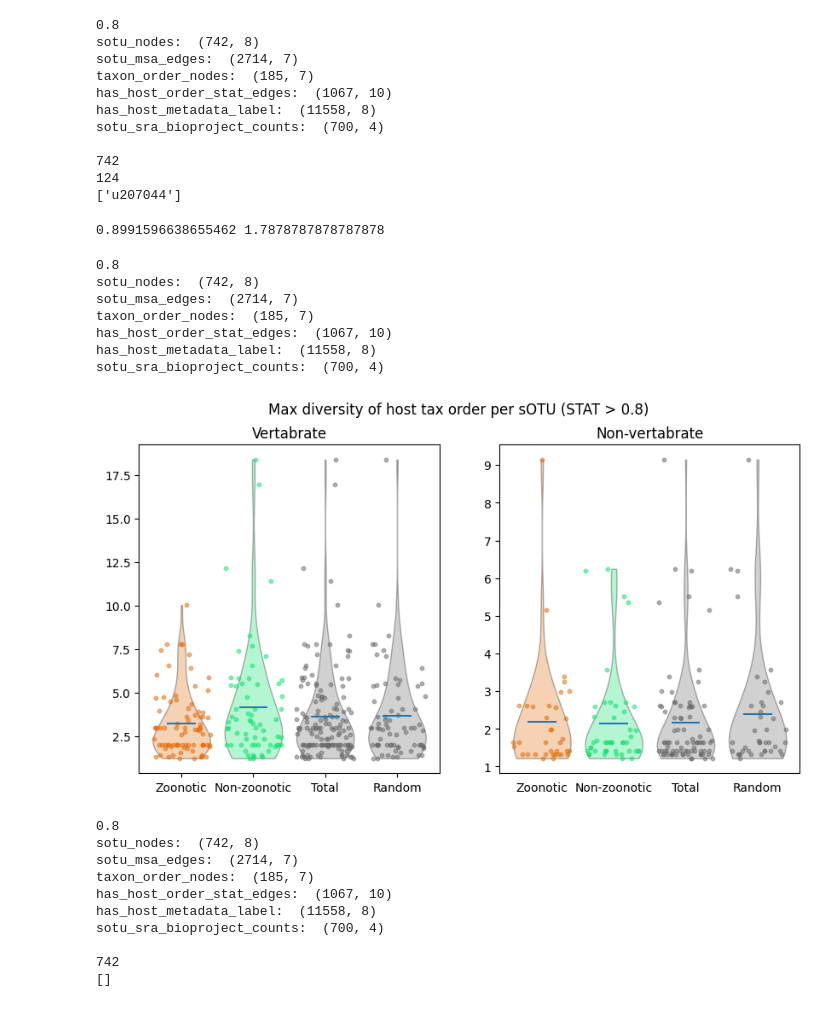
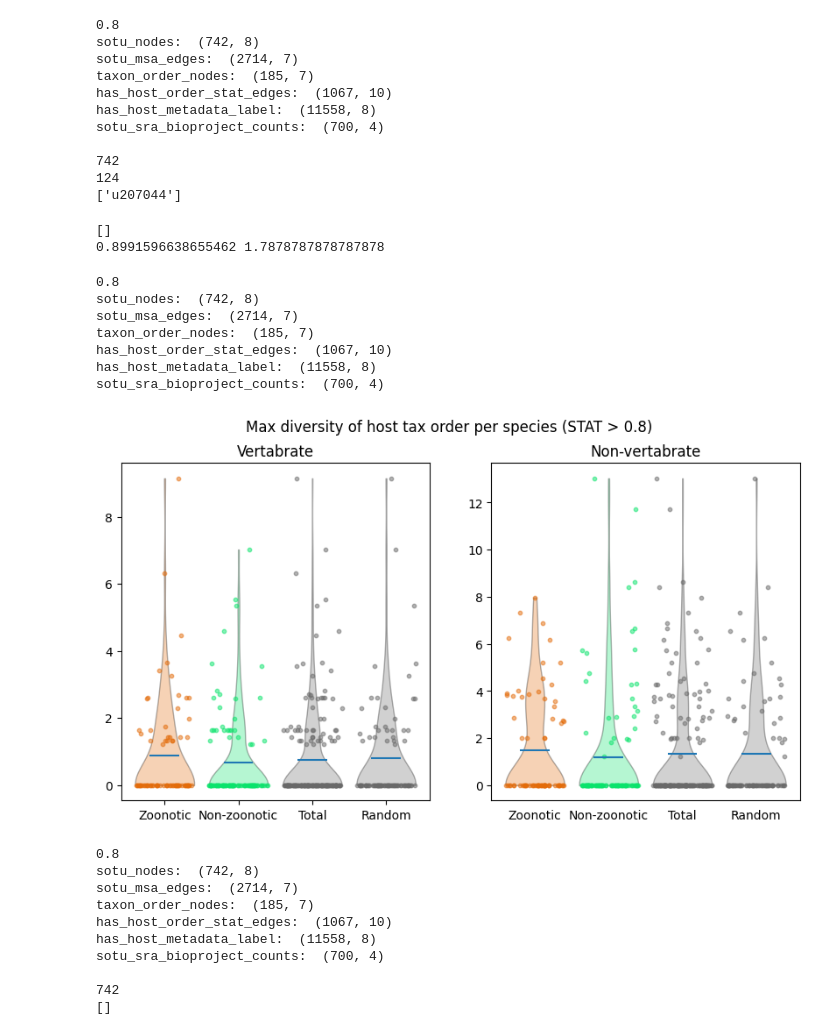
Before and after one commit to serratus-bio/virus-knowledge-graph, a Jupyter notebook: jobs/graph_learning/notebooks/zoonotic-potential.ipynb, the cells around one changed output. Saved outputs shown, nothing was run; the diff lists cells and outputs as text; code cells hidden in the pictures.

```diff
--- a/jobs/graph_learning/notebooks/zoonotic-potential.ipynb
+++ b/jobs/graph_learning/notebooks/zoonotic-potential.ipynb
@@ -2400,3 +2294,15 @@ G = create_taxonomy_projection()
 print(G)
 # %% [output]
 Graph(name=zoonotic, node_count=2501873, relationship_count=5003746)
+# %%
+threshold = 0.8
+neo4j_data = get_neo4j_data(stat_threshold=threshold)
+unique_sotu_species = neo4j_data['sotu_nodes']['taxId'].unique()
+# print(unique_sotu_species)
+
+sotu_tax_id = unique_sotu_species[0]
+
+sotu_row = neo4j_data['sotu_nodes'].loc[
+    neo4j_data['sotu_nodes']['taxId'] == sotu_tax_id
+].values[0]
+print(len(unique_sotu_species))
@@ -2403,17 +2424,15 @@ Graph(name=zoonotic, node_count=2501873, relationship_count=5003746)
 # %%
-# Vertabrate distribution plots
-from numpy.linalg import inv
-import csv
+# Vertabrate distribution plots using sotus
 
 threshold = 0.8
 neo4j_data = get_neo4j_data(stat_threshold=threshold)
-zoonotic_sotu = neo4j_data['sotu_nodes'].loc[neo4j_data['sotu_nodes']['isZoonotic'] == True]['taxId'].unique()
-not_zoonotic_sotu = neo4j_data['sotu_nodes'].loc[neo4j_data['sotu_nodes']['isZoonotic'] == False]['taxId'].unique()
+zoonotic_sotu = neo4j_data['sotu_nodes'].loc[neo4j_data['sotu_nodes']['isZoonotic'] == True]['appId'].unique()
+not_zoonotic_sotu = neo4j_data['sotu_nodes'].loc[neo4j_data['sotu_nodes']['isZoonotic'] == False]['appId'].unique()
 
 
 headers = ['sotu', 'isZoonotic', 'maxTaxonDistance', 'maxDiversity', 'numUniqueTaxOrders']
 
-filename = f'{neo4j_data_path}{threshold}/diversity_df_non_vertabrates_species.csv'
+filename = f'{neo4j_data_path}{threshold}/diversity_df_non_vertabrates.csv'
 
 try:
     with open(filename) as f:
@@ -2440,7 +2459,6 @@ with open(filename, 'a', newline="") as f:
     writer = csv.writer(f)
 
     for index, row in neo4j_data['sotu_nodes'].iloc[existing_rows:].iterrows():
-    # for index, row in neo4j_data['sotu_nodes'].iloc[existing_rows:].iterrows():
     # for index, row in neo4j_data['sotu_nodes'].loc[neo4j_data['sotu_nodes']['appId'] == 'u207044'].iterrows():
         sotu = row['appId']
         is_zoonotic = row['isZoonotic']
@@ -2492,6 +2510,7 @@ sotu_sra_bioproject_counts:  (700, 4)
 ['u207044']
 # %%
 # missing large SOTU: ['u207044']
+print(large_sotus)
 diversity_df = pd.read_csv(f'{neo4j_data_path}{threshold}/diversity_df.csv')
 
 
@@ -2502,6 +2521,7 @@ zoonotic_diversity = diversity_df.loc[diversity_df['isZoonotic'] == True]['numUn
 non_zoonotic_diversity = diversity_df.loc[diversity_df['isZoonotic'] == False]['numUniqueTaxOrders'].mean()
 print(zoonotic_diversity, non_zoonotic_diversity)
 # %% [output]
+[]
 0.8991596638655462 1.7878787878787878
 # %%
 
@@ -2555,7 +2575,7 @@ def make_panel_diversity(threshold):
         axs[1],
     ]
 
-    fig.suptitle(f"Max diversity of host tax order per sOTU (STAT > {threshold})")
+    fig.suptitle(f"Max diversity of host tax order per species (STAT > {threshold})")
 
     agg_bys = [
         'maxTaxonDistance',
@@ -2566,8 +2586,8 @@ def make_panel_diversity(threshold):
         'Non-vertabrate',
     ]
     dfs = [
-        pd.read_csv(f'{neo4j_data_path}{threshold}/diversity_df.csv'),
-        pd.read_csv(f'{neo4j_data_path}{threshold}/diversity_df_vertabrates.csv'),
+        pd.read_csv(f'{neo4j_data_path}{threshold}/diversity_df_vertabrates_species.csv'),
+        pd.read_csv(f'{neo4j_data_path}{threshold}/diversity_df_non_vertabrates_species.csv'),
     ]
 
     for i in range(len(classes)):
@@ -2578,43 +2598,46 @@ def make_panel_diversity(threshold):
         diversity_df = dfs[i]
         title = classes[i]
 
-        positive = diversity_df.loc[diversity_df['isZoonotic'] == True][agg_by].loc[diversity_df[agg_by] > 0]
-        negative = diversity_df.loc[diversity_df['isZoonotic'] == False][agg_by].loc[diversity_df[agg_by] > 0]
-        total = diversity_df[agg_by].loc[diversity_df[agg_by] > 0]
+        positive = diversity_df.loc[diversity_df['isZoonotic'] == True][agg_by]
+        # .loc[diversity_df[agg_by] > 0]
+        negative = diversity_df.loc[diversity_df['isZoonotic'] == False][agg_by]
+        # .loc[diversity_df[agg_by] > 0]
+        total = diversity_df[agg_by]
+        # .loc[diversity_df[agg_by] > 0]
 
         n = (positive.shape[0] + negative.shape[0]) / 2
         random = total.sample(n=int(n), random_state=1)
 
         ys = [
             positive,
             negative,
             total,
             random,
         ]
         plt.tick_params(
             axis='x',
             which='both',
             bottom=False,
             top=False,
             # labelbottom=False
         )
         make_scatter_plot_diversity(ys, ax, agg_by, title)
 
-    plt.savefig(neo4j_data_path + f"{threshold}/" + f"host_class_max_distance.png", bbox_inches='tight')
+    plt.savefig(neo4j_data_path + f"{threshold}/" + f"host_class_max_distance_species.png", bbox_inches='tight')
 
 
 threshold = 0.8
 neo4j_data = get_neo4j_data(stat_threshold=threshold)
 make_panel_diversity(threshold)
 # %% [output]
 0.8
 sotu_nodes:  (742, 8)
 sotu_msa_edges:  (2714, 7)
 taxon_order_nodes:  (185, 7)
 has_host_order_stat_edges:  (1067, 10)
 has_host_metadata_label:  (11558, 8)
 sotu_sra_bioproject_counts:  (700, 4)
-[figure, old version]
+[figure, new version]
 # %%
 # Diversity profiles
 from numpy.linalg import inv
```
Also changed, not shown: parts of 7 cells of this notebook.
